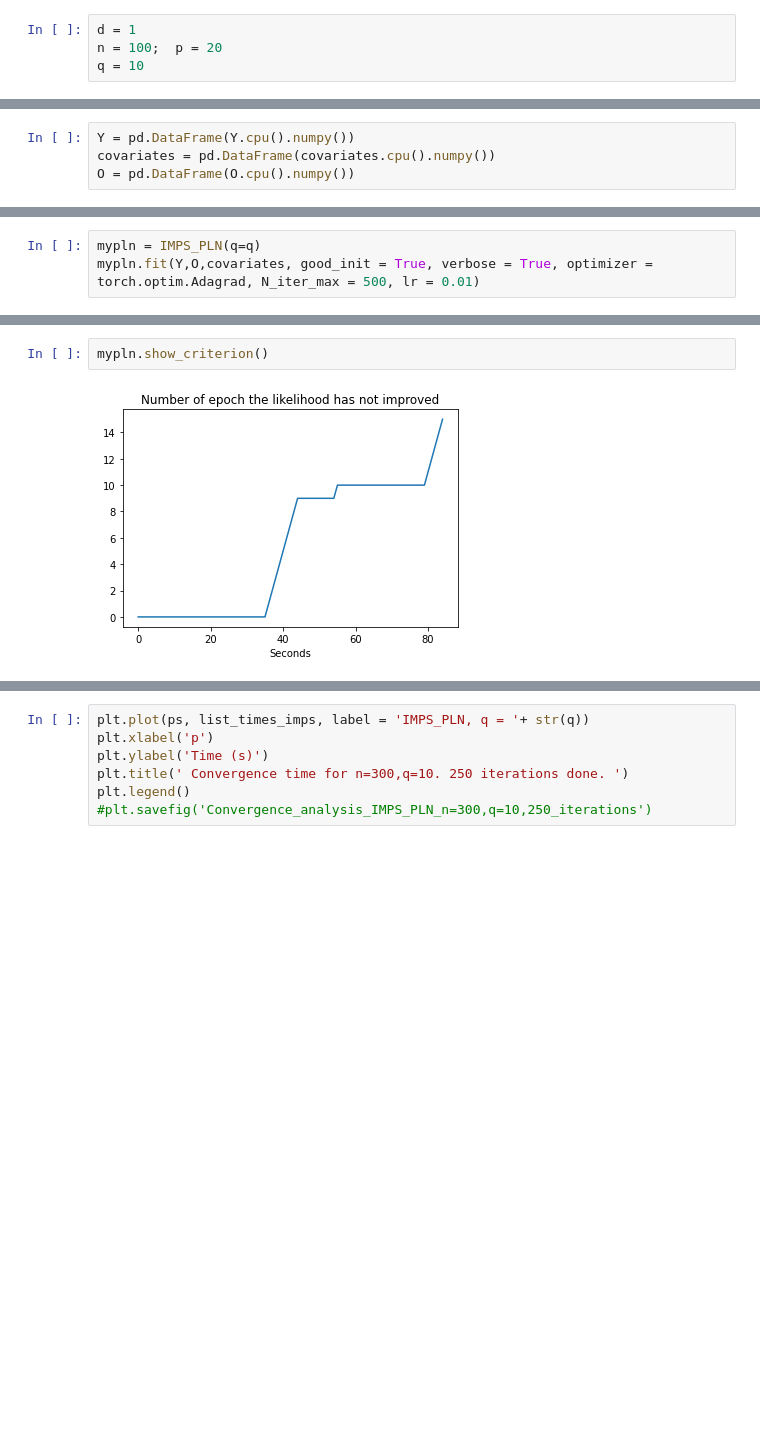
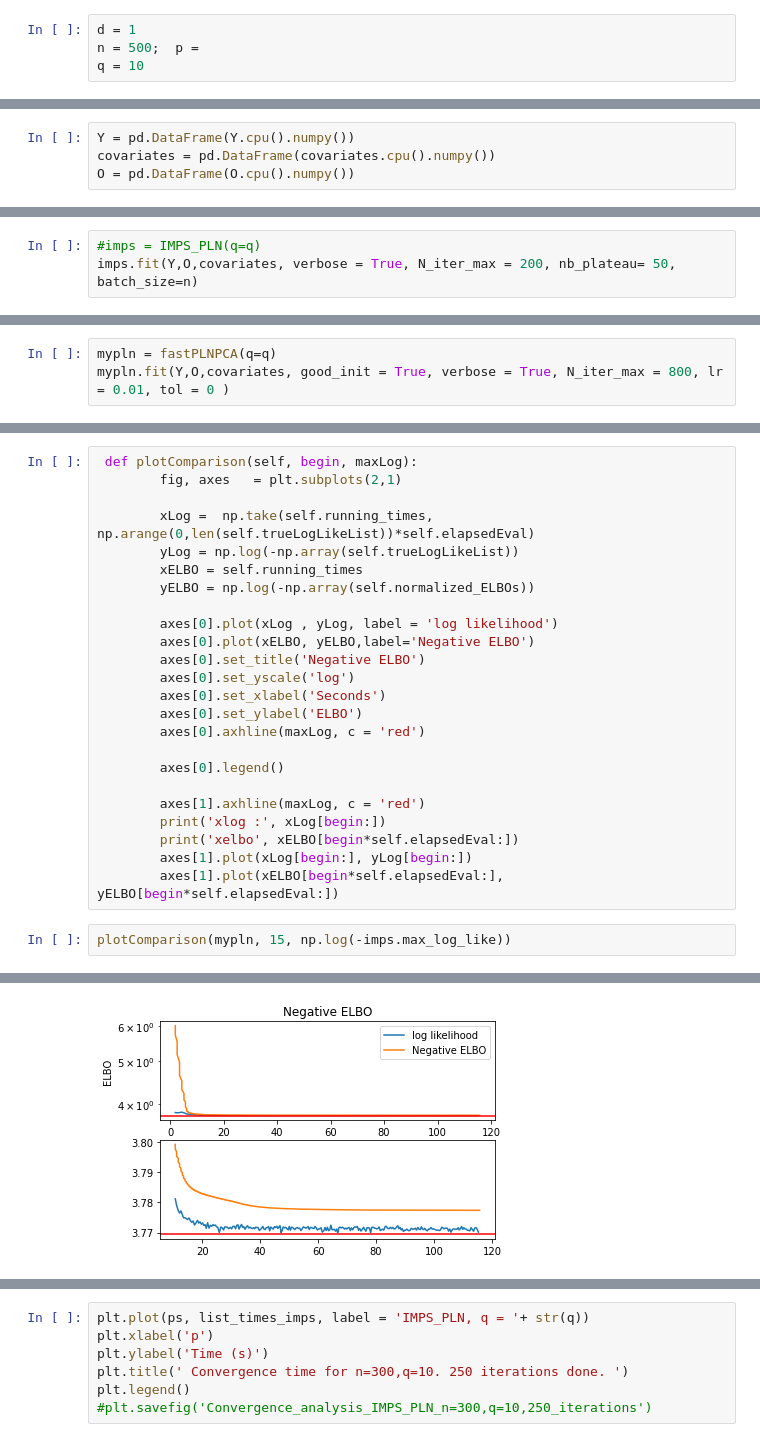
Before and after one commit to PLN-team/pyPLNmodels, a Jupyter notebook: Etude_convergence.ipynb, the cells around one changed output, grey strips where cells are left out. Cells and saved outputs as stored; diff of their text form; blank space fills up the shorter version.

Commit message:
Added a function that compare likelihoods and ELBO.

```diff
--- a/Etude_convergence.ipynb
+++ b/Etude_convergence.ipynb
@@ -47,7 +46,7 @@ True
 %autoreload 2
 # %%
 d = 1
-n = 100;  p = 20
+n = 500;  p =
 q = 10
 # %%
 #torch.manual_seed(0)
@@ -73,0 +73,3 @@ sns.heatmap(true_Sigma_sampling[:400,:400].cpu())
+# %%
+#imps = IMPS_PLN(q=q)
+imps.fit(Y,O,covariates, verbose = True, N_iter_max = 200, nb_plateau= 50, batch_size=n)
@@ -74,4 +96,4 @@ sns.heatmap(true_Sigma_sampling[:400,:400].cpu())
 # %%
-mypln = IMPS_PLN(q=q)
-mypln.fit(Y,O,covariates, good_init = True, verbose = True, optimizer = torch.optim.Adagrad, N_iter_max = 500, lr = 0.01)
+mypln = fastPLNPCA(q=q)
+mypln.fit(Y,O,covariates, good_init = True, verbose = True, N_iter_max = 800, lr = 0.01, tol = 0 )
 # %% [output]
@@ -98,4 +117,27 @@ Average log likelihood :  -55.94036041235324
-# %%
-mypln.show_criterion()
-# %% [output]
-[figure, removed]
+# %%
+ def plotComparison(self, begin, maxLog):
+        fig, axes   = plt.subplots(2,1)
+
+        xLog =  np.take(self.running_times, np.arange(0,len(self.trueLogLikeList))*self.elapsedEval)
+        yLog = np.log(-np.array(self.trueLogLikeList))
+        xELBO = self.running_times
+        yELBO = np.log(-np.array(self.normalized_ELBOs))
+
+        axes[0].plot(xLog , yLog, label = 'log likelihood')
+        axes[0].plot(xELBO, yELBO,label='Negative ELBO')
+        axes[0].set_title('Negative ELBO')
+        axes[0].set_yscale('log')
+        axes[0].set_xlabel('Seconds')
+        axes[0].set_ylabel('ELBO')
+        axes[0].axhline(maxLog, c = 'red')
+
+        axes[0].legend()
+
+        axes[1].axhline(maxLog, c = 'red')
+        print('xlog :', xLog[begin:])
+        print('xelbo', xELBO[begin*self.elapsedEval:])
+        axes[1].plot(xLog[begin:], yLog[begin:])
+        axes[1].plot(xELBO[begin*self.elapsedEval:], yELBO[begin*self.elapsedEval:])
+# %%
+plotComparison(mypln, 15, np.log(-imps.max_log_like))
+# %% [output]
@@ -102,3 +161,4 @@ mypln.show_criterion()
+[figure, added]
 # %%
 n = 300
 d = 1
```
Also changed, not shown: parts of 9 cells of this notebook, 1 other file.
